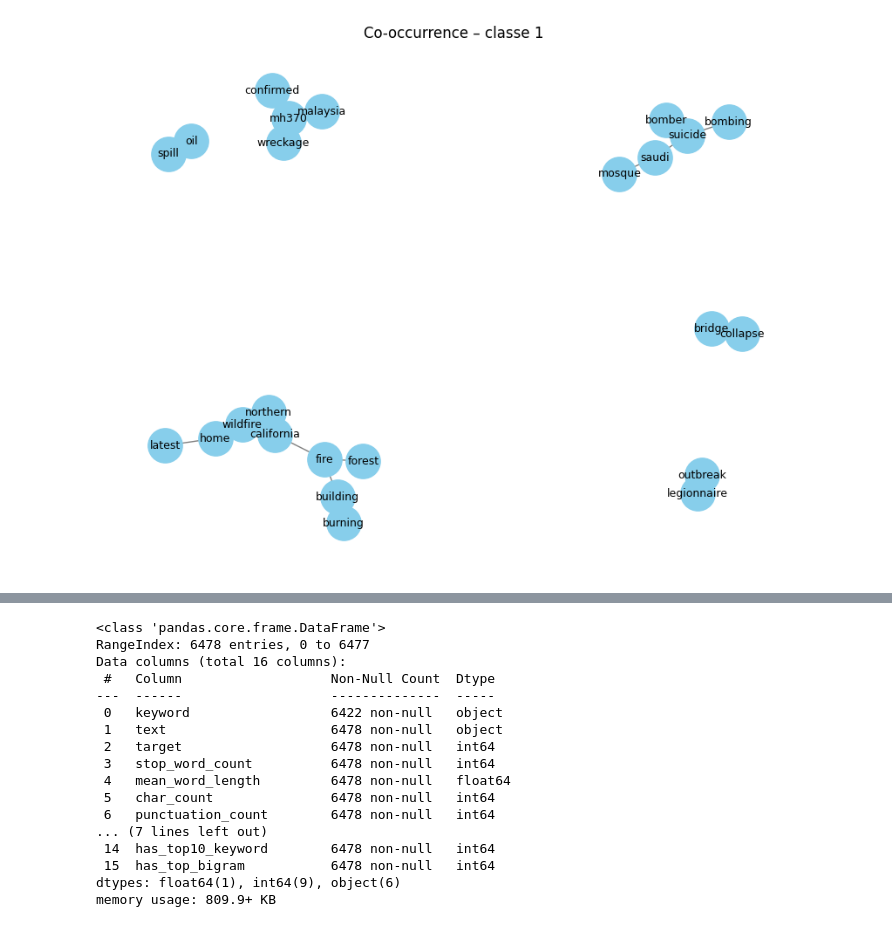
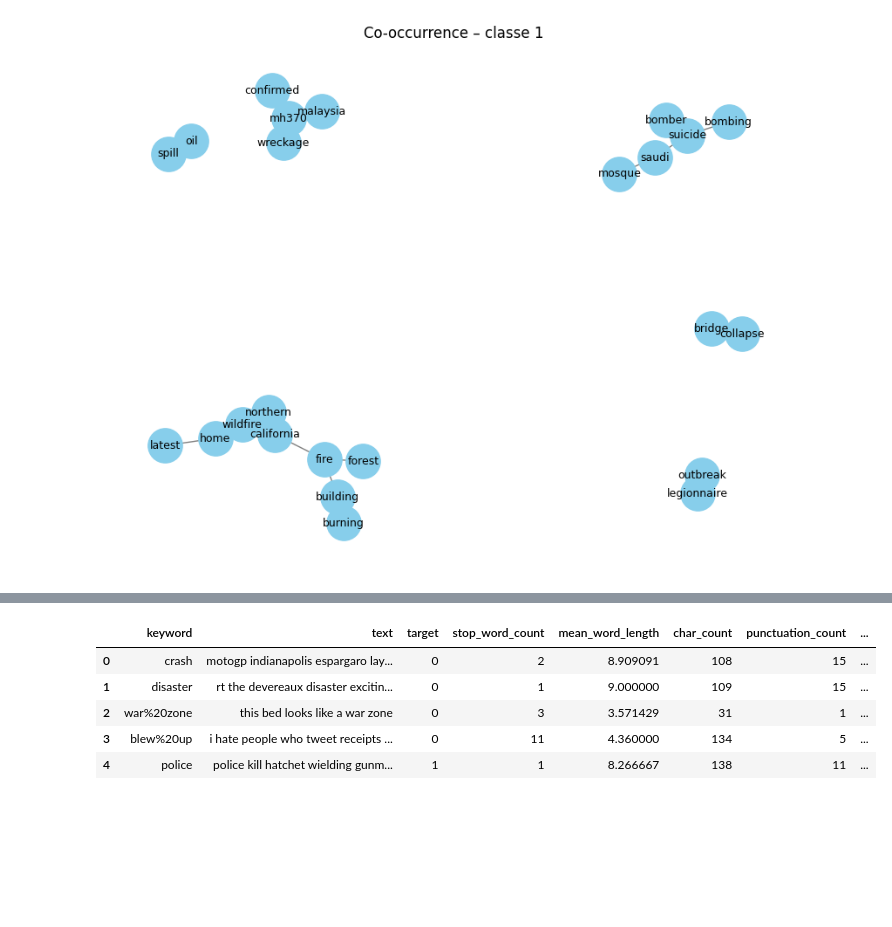
Before and after one commit to ines-lorquet/eye-of-emergency, a Jupyter notebook: Notebook/3_EDA.ipynb, the cells around one changed output, grey strips where cells are left out. Cells and saved outputs as stored; diff of their text form; code cells hidden in the pictures; blank space fills up the shorter version.

```diff
--- a/Notebook/3_EDA.ipynb
+++ b/Notebook/3_EDA.ipynb
@@ -291,22 +242,11 @@ df.drop(columns=["word_count", "nb_top10_mentions"], inplace=True)
 # %%
-df.info()
+df.head()
 # %% [output]
-<class 'pandas.core.frame.DataFrame'>
-RangeIndex: 6478 entries, 0 to 6477
-Data columns (total 16 columns):
- #   Column                   Non-Null Count  Dtype
----  ------                   --------------  -----
- 0   keyword                  6422 non-null   object
- 1   text                     6478 non-null   object
- 2   target                   6478 non-null   int64
- 3   stop_word_count          6478 non-null   int64
- 4   mean_word_length         6478 non-null   float64
- 5   char_count               6478 non-null   int64
- 6   punctuation_count        6478 non-null   int64
-... (7 lines left out)
- 14  has_top10_keyword        6478 non-null   int64
- 15  has_top_bigram           6478 non-null   int64
-dtypes: float64(1), int64(9), object(6)
-memory usage: 809.9+ KB
+|  | keyword | text | target | stop_word_count | mean_word_length | char_count | punctuation_count | ... |
+| 0 | crash | motogp indianapolis espargaro lay... | 0 | 2 | 8.909091 | 108 | 15 | ... |
+| 1 | disaster | rt the devereaux disaster excitin... | 0 | 1 | 9.000000 | 109 | 15 | ... |
+| 2 | war%20zone | this bed looks like a war zone | 0 | 3 | 3.571429 | 31 | 1 | ... |
+| 3 | blew%20up | i hate people who tweet receipts ... | 0 | 11 | 4.360000 | 134 | 5 | ... |
+| 4 | police | police kill hatchet wielding gunm... | 1 | 1 | 8.266667 | 138 | 11 | ... |
 # %%
 df.to_csv("../data/go_ml.csv", index=False)
```
Also changed, not shown: parts of 6 cells of this notebook, 3 other files.
